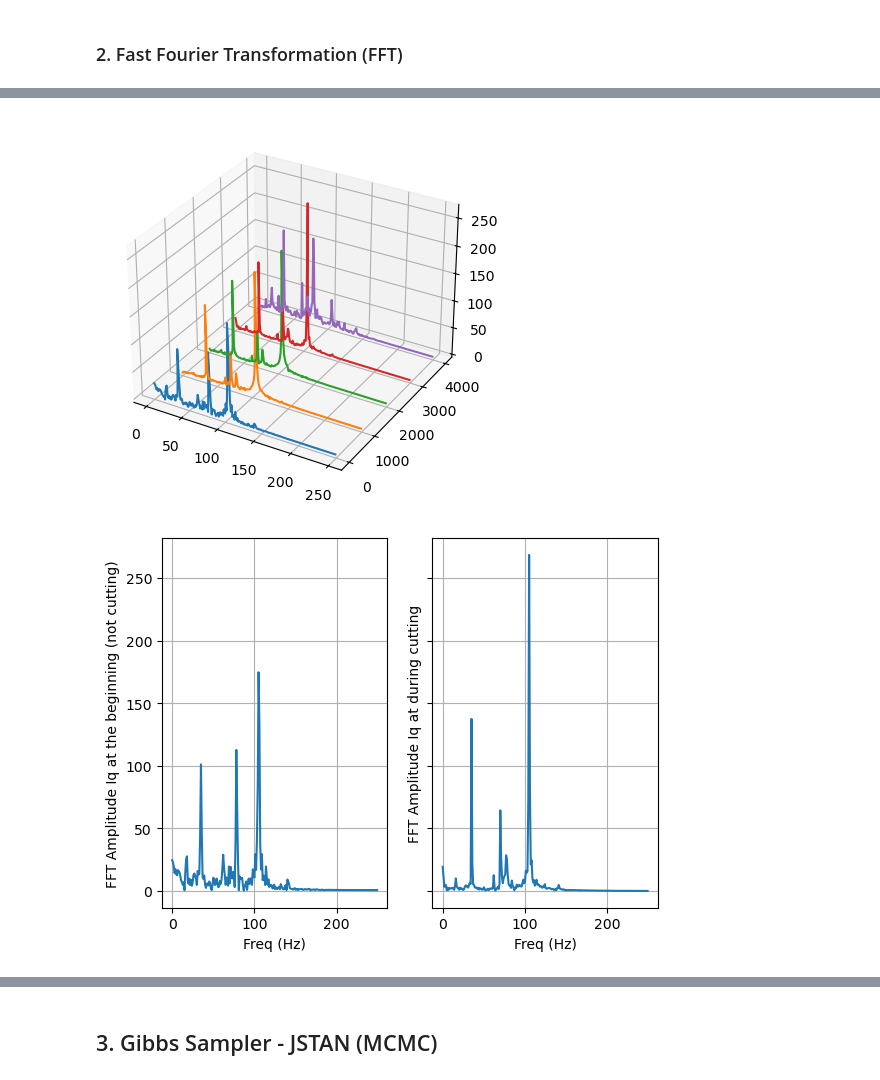
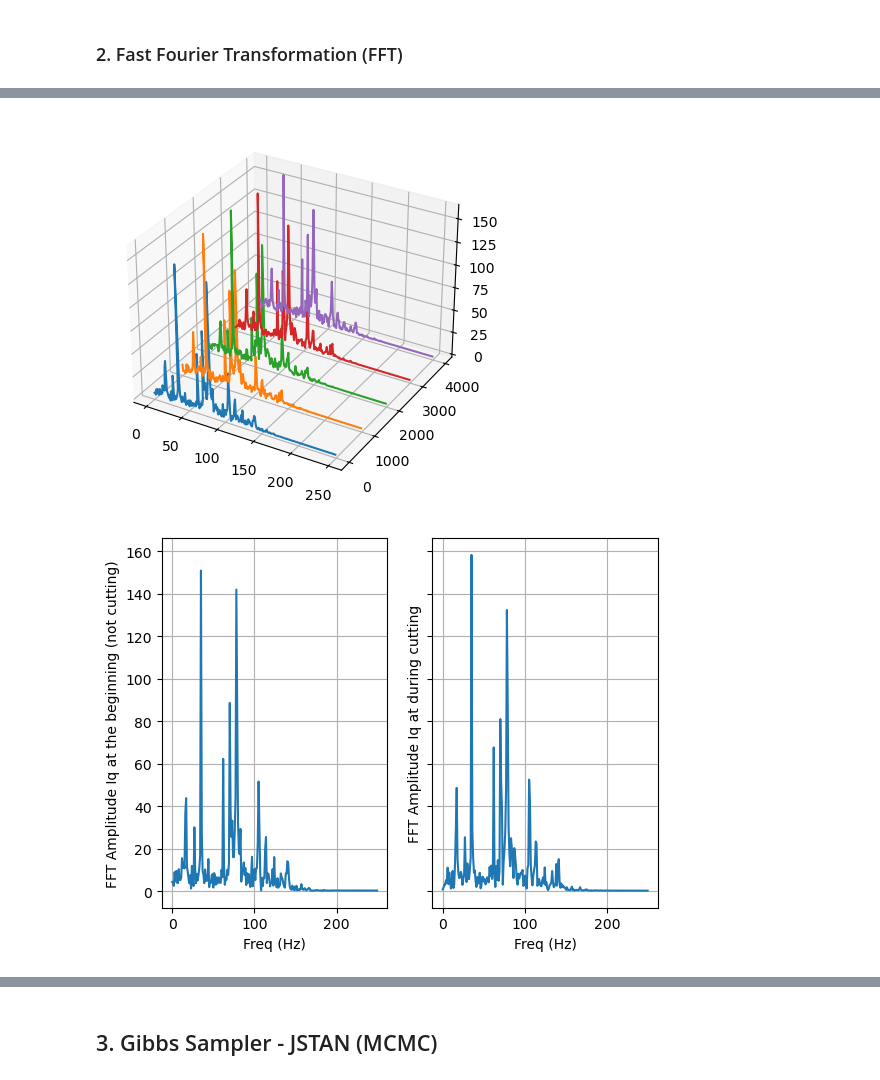
Before and after one commit to ThMRudolf/DataMining2024, a Jupyter notebook: Py/DM_01_anaysis_stan.ipynb, the cells around one changed output, grey strips where cells are left out. Saved outputs shown, nothing was run; the diff lists cells and outputs as text; code cells hidden in the pictures.

```diff
--- a/Py/DM_01_anaysis_stan.ipynb
+++ b/Py/DM_01_anaysis_stan.ipynb
@@ -273,7 +274,7 @@ sr = 500
 t = df['time']
 #X = fft(iq) #df[label] test_iq)
 #N = len(X)
-X = fft(iq_filt) #df[label] test_iq)
+X = fft(df['IqAx4_filt']) #df[label] test_iq)
 N = len(X)
 
 print(N)
@@ -328,7 +329,7 @@ for idx in range(0, data_len-wind_len):
   t = df['time']
   #X = fft(iq) #df[label] test_iq)
   #N = len(X)
-  X = fft(iq_filt[idx:idx+wind_len]) #df[label] test_iq)
+  X = fft(df['IqAx4_filt'][idx:idx+wind_len]) #df[label] test_iq)
   N = len(X)
   n = np.arange(N)
   T = N/sr
@@ -343,37 +344,37 @@ ax.set_ylabel('run number')
 ax.set_zlabel('FFT Amplitude Iq')
 
 
 ##
 f, (ax1, ax2) = plt.subplots(1, 2, sharey=True)
 idx = 0
-X0 = fft(iq_filt[idx:idx+wind_len]) #df[label] test_iq)
+X0 = fft(df['IqAx4_filt'][idx:idx+wind_len]) #df[label] test_iq)
 N = len(X)
 n = np.arange(N)
 T = N/sr
 freq = n/T
 idx_end = int(np.floor(N/2))
 ax1.plot(freq[0:idx_end], np.abs(X0[0:idx_end]))
 ax1.set_xlabel('Freq (Hz)')
 ax1.set_ylabel('FFT Amplitude Iq at the beginning (not cutting)')
 
 
 
 
 idx = 3000
-X = fft(iq_filt[idx:idx+wind_len]) #df[label] test_iq)
+X = fft(df['IqAx4_filt'][idx:idx+wind_len]) #df[label] test_iq)
 N = len(X)
 n = np.arange(N)
 T = N/sr
 freq = n/T
 idx_end = int(np.floor(N/2))
 ax2.plot(freq[0:idx_end], np.abs(X[0:idx_end]))
 ax2.set_xlabel('Freq (Hz)')
 ax2.set_ylabel('FFT Amplitude Iq at during cutting')
 ax1.grid(True)
 ax2.grid(True)
 # %% [output]
-[figure, old version]
+[figure, new version]
-[figure, old version]
+[figure, new version]
 # %%
 noc = 3
 amp_max_nl = max(np.abs(X0))
```
Also changed, not shown: parts of 9 cells of this notebook, 1 other file.
